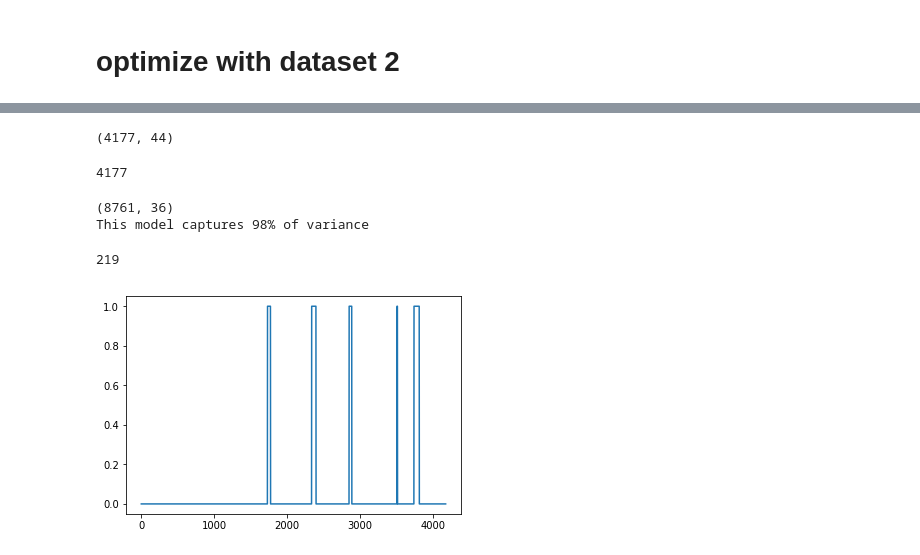
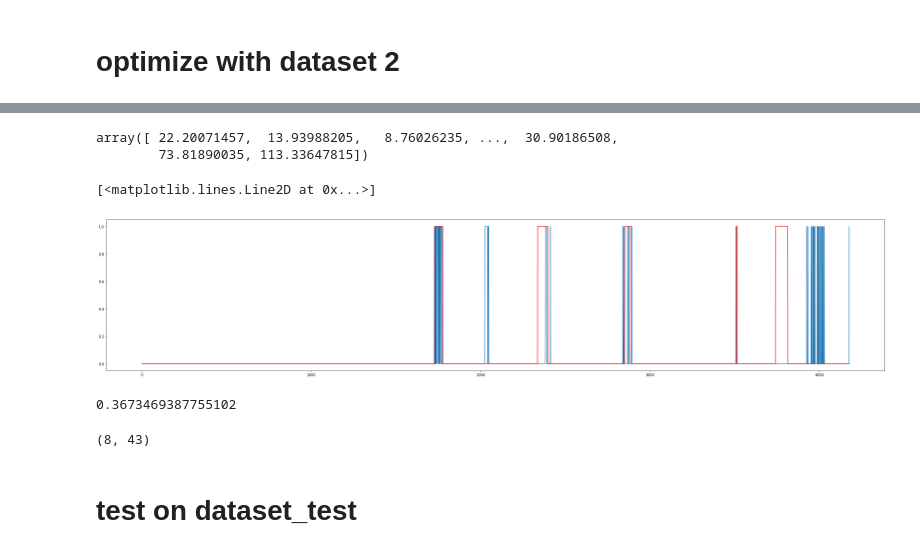
Before and after one commit to zLizy/Cyber-Data-Analysis, a Jupyter notebook: ass2/MarKovChain_PCA.ipynb, the cells around one changed output, grey strips where cells are left out. Saved outputs shown, nothing was run; the diff lists cells and outputs as text; code cells hidden in the pictures.

```diff
--- a/ass2/MarKovChain_PCA.ipynb
+++ b/ass2/MarKovChain_PCA.ipynb
@@ -120,0 +141,6 @@ sum(signal1>0.1)
+# %%
+myModel=PCA(n_components=8)
+low_data2=myModel.fit_transform(X_val)
+print X_val.shape
+
+print 'This model captures {:0.0%} of variance'.format(sum(myModel.explained_variance_ratio_))
@@ -121,13 +170,37 @@ sum(signal1>0.1)
+# %%
+len(residual2),len(label)
+residual2
+# %% [output]
+array([ 22.20071457,  13.93988205,   8.76026235, ...,  30.90186508,
+        73.81890035, 113.33647815])
+# %%
+prediction=(residual2>100)*1
+plt.figure(figsize=(40,8))
+plt.plot(prediction)
+plt.plot(label,'r')
+# %% [output]
+[<matplotlib.lines.Line2D at 0x...>]
+[figure, added]
+# %%
+from sklearn.metrics import confusion_matrix
+#  true negatives  false positives
+#  false negatives  true positives
+cm=confusion_matrix(label.astype(int),prediction)
+
+recall = cm[1][1]/(cm[0][1]+cm[1][1])
+print recall
+# %% [output]
+0.3673469387755102
+# %%
+# get the eigen vectors for testing
+evecs=myModel.components_
+evecs.shape
+# %% [output]
+(8, 43)
+# %% [markdown]
+# test on dataset_test
 # %%
-data2 = read_csv('./BATADAL_dataset04.csv', header=0, parse_dates=[0], index_col=0, squeeze=True,\
+data3 = read_csv('./BATADAL_test_dataset.csv', header=0, parse_dates=[0], index_col=0, squeeze=True,\
                   date_parser=parser)
-data2.shape
+my_data3=data3.dropna(axis=0,how='any')
+X_test = my_data3.iloc[:, :].values
-# %% [output]
-(4177, 44)
-# %%
-data2=data2.drop([' ATT_FLAG'],axis=1)
-my_data2=data2.dropna(axis=0,how='any')
-X_val = my_data2.iloc[:, :].values
-len(X_val)
-# %% [output]
-4177
@@ -136,17 +206,0 @@ X_val=standardize(X_val)
-# %%
-myModel=PCA(n_components=15)
-low_data2=myModel.fit_transform(X_val)
-print X_train.shape
-
-print 'This model captures {:0.0%} of variance'.format(sum(myModel.explained_variance_ratio_))
-# %% [output]
-(8761, 36)
-This model captures 98% of variance
-# %%
-label=data2[data2.columns[-1]]
-label=np.array(label+999)/999
-plt.plot(label)
-sum(label)
-# %% [output]
-219
-[figure, removed]
```
Also changed, not shown: parts of 26 cells of this notebook.
